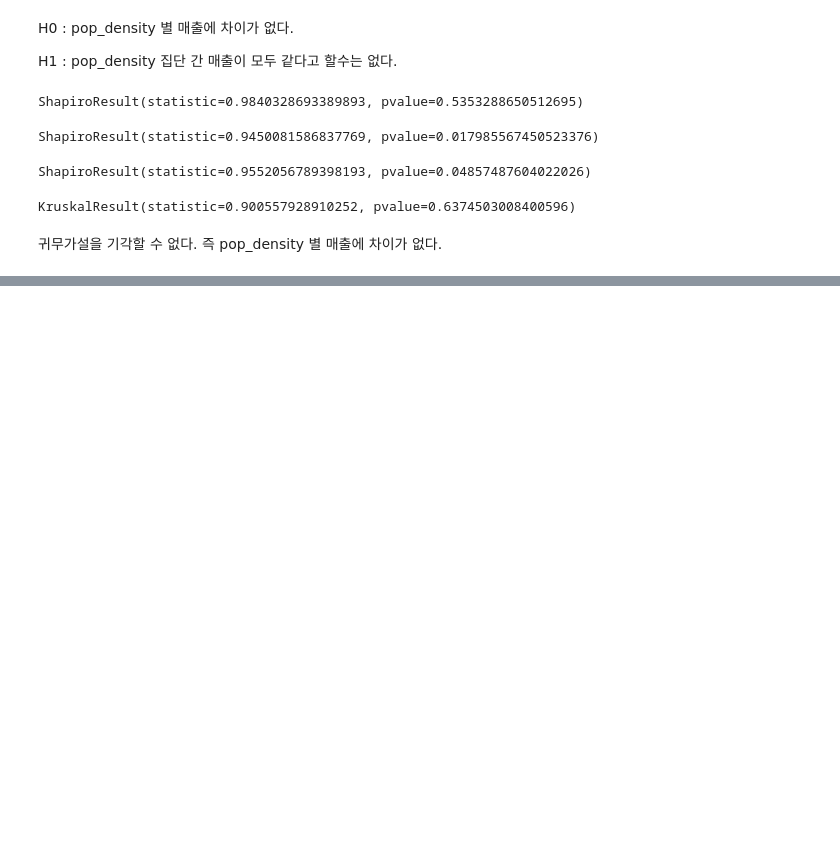
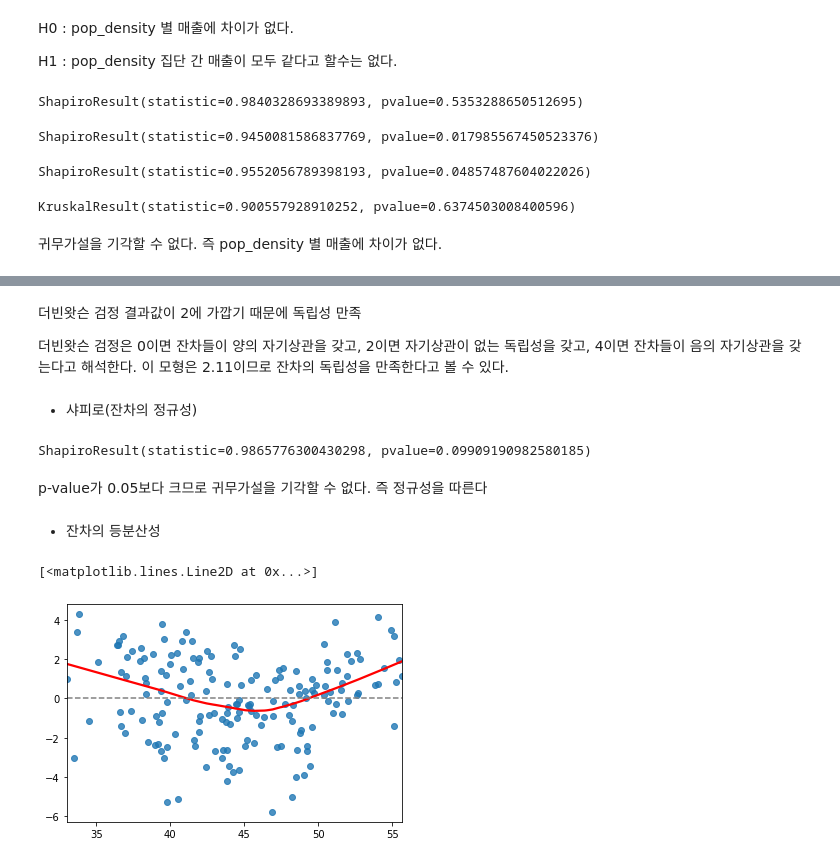
Before and after one commit to teng-ny/ADPStudy, a Jupyter notebook: ADP(데이터에듀)모의고사/4회/(4회) 2. 통계분석.ipynb, the cells around one changed output, grey strips where cells are left out. Cells and saved outputs as stored; diff of their text form; code cells hidden in the pictures; blank space fills up the shorter version.

```diff
--- a/ADP(데이터에듀)모의고사/4회/(4회) 2. 통계분석.ipynb
+++ b/ADP(데이터에듀)모의고사/4회/(4회) 2. 통계분석.ipynb
@@ -113,4 +65,5 @@ import numpy as np
 from statsmodels.formula.api import ols
 from statsmodels.stats.outliers_influence import variance_inflation_factor
 
-value="+".join(list(data.drop(columns=['company_num', 'revenues'])))
+model = ols('revenues ~ google_adwords + facebook +  twitter + marketing_total + employees' , data=data ).fit()
+model.summary()
@@ -117,3 +95,0 @@ value="+".join(list(data.drop(columns=['company_num', 'revenues'])))
-# %%
-model=ols(f'revenues~{value}', data=data)
-model.fit().summary()
@@ -240,0 +108,26 @@ NameError: name 'best_model' is not defined
+# %% [markdown]
+더빈왓슨 검정 결과값이 2에 가깝기 때문에 독립성 만족
+
+더빈왓슨 검정은 0이면 잔차들이 양의 자기상관을 갖고, 2이면 자기상관이 없는 독립성을 갖고, 4이면 잔차들이 음의 자기상관을 갖는다고 해석한다. 이 모형은 2.11이므로 잔차의 독립성을 만족한다고 볼 수 있다.
+# %% [markdown]
+- 샤피로(잔차의 정규성)
+# %%
+import scipy.stats
+scipy.stats.shapiro(model.resid)
+# %% [output]
+ShapiroResult(statistic=0.9865776300430298, pvalue=0.09909190982580185)
+# %% [markdown]
+p-value가 0.05보다 크므로 귀무가설을 기각할 수 없다. 즉 정규성을 따른다
+# %% [markdown]
+- 잔차의 등분산성
+# %%
+fitted = model.predict(data)
+residual = data['revenues'] - fitted
+
+import seaborn as sns
+import matplotlib.pyplot as plt
+sns.regplot(fitted, residual, lowess=True, line_kws = {'color':'red'})
+plt.plot([fitted.min(), fitted.max()], [0,0], '--', color='grey')
+# %% [output]
+[<matplotlib.lines.Line2D at 0x...>]
+[figure, added]
```
Also changed, not shown: parts of 21 cells of this notebook.
